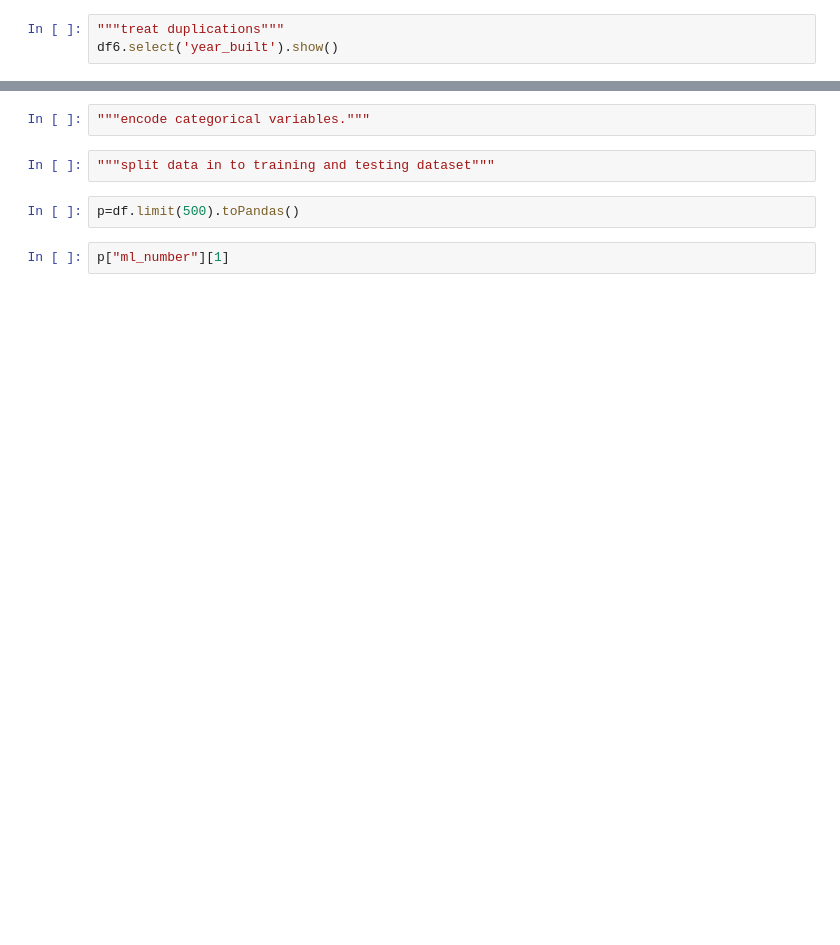
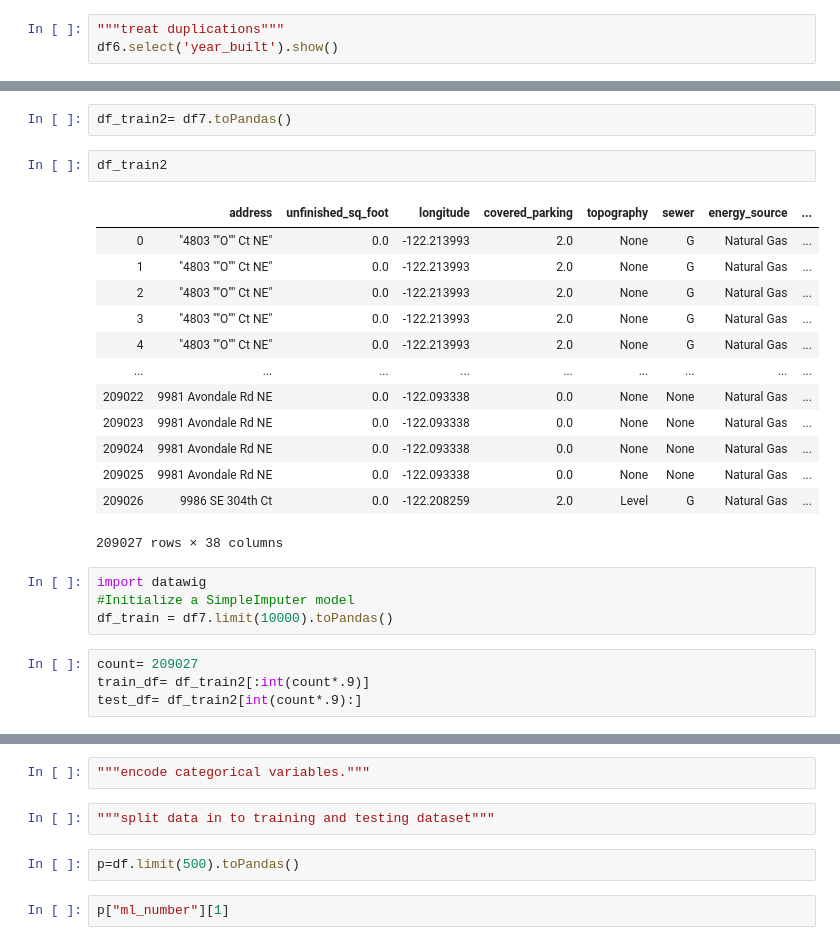
Before and after one commit to Sanyam07/autoTBdataPrep, a Jupyter notebook: lib/test-Draft1.ipynb, the cells around one changed output, grey strips where cells are left out. Saved outputs shown, nothing was run; the diff lists cells and outputs as text; blank space fills up the shorter version.

```diff
--- a/lib/test-Draft1.ipynb
+++ b/lib/test-Draft1.ipynb
@@ -108,0 +182,26 @@ df6.select('year_built').show()
+# %%
+df_train2= df7.toPandas()
+# %%
+df_train2
+# %% [output]
+|  | address | unfinished_sq_foot | longitude | covered_parking | topography | sewer | energy_source | ... |
+| 0 | "4803 ""O"" Ct NE" | 0.0 | -122.213993 | 2.0 | None | G | Natural Gas | ... |
+| 1 | "4803 ""O"" Ct NE" | 0.0 | -122.213993 | 2.0 | None | G | Natural Gas | ... |
+| 2 | "4803 ""O"" Ct NE" | 0.0 | -122.213993 | 2.0 | None | G | Natural Gas | ... |
+| 3 | "4803 ""O"" Ct NE" | 0.0 | -122.213993 | 2.0 | None | G | Natural Gas | ... |
+| 4 | "4803 ""O"" Ct NE" | 0.0 | -122.213993 | 2.0 | None | G | Natural Gas | ... |
+| ... | ... | ... | ... | ... | ... | ... | ... | ... |
+| 209022 | 9981 Avondale Rd NE | 0.0 | -122.093338 | 0.0 | None | None | Natural Gas | ... |
+| 209023 | 9981 Avondale Rd NE | 0.0 | -122.093338 | 0.0 | None | None | Natural Gas | ... |
+| 209024 | 9981 Avondale Rd NE | 0.0 | -122.093338 | 0.0 | None | None | Natural Gas | ... |
+| 209025 | 9981 Avondale Rd NE | 0.0 | -122.093338 | 0.0 | None | None | Natural Gas | ... |
+| 209026 | 9986 SE 304th Ct | 0.0 | -122.208259 | 2.0 | Level | G | Natural Gas | ... |
+209027 rows × 38 columns
+# %%
+import datawig
+#Initialize a SimpleImputer model
+df_train = df7.limit(10000).toPandas()
+# %%
+count= 209027
+train_df= df_train2[:int(count*.9)]
+test_df= df_train2[int(count*.9):]
```
Also changed, not shown: parts of 17 cells of this notebook, 15 other files.
